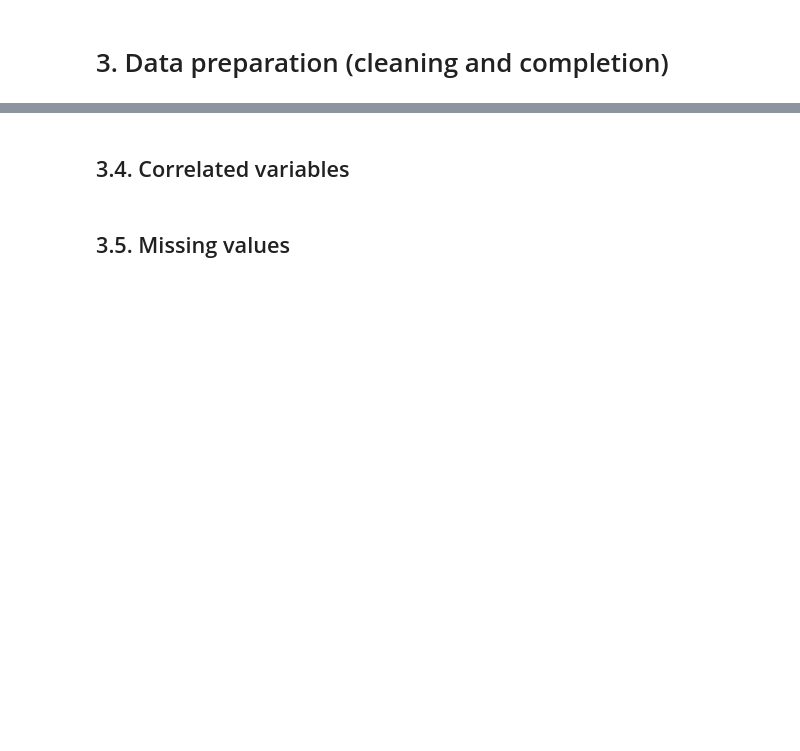
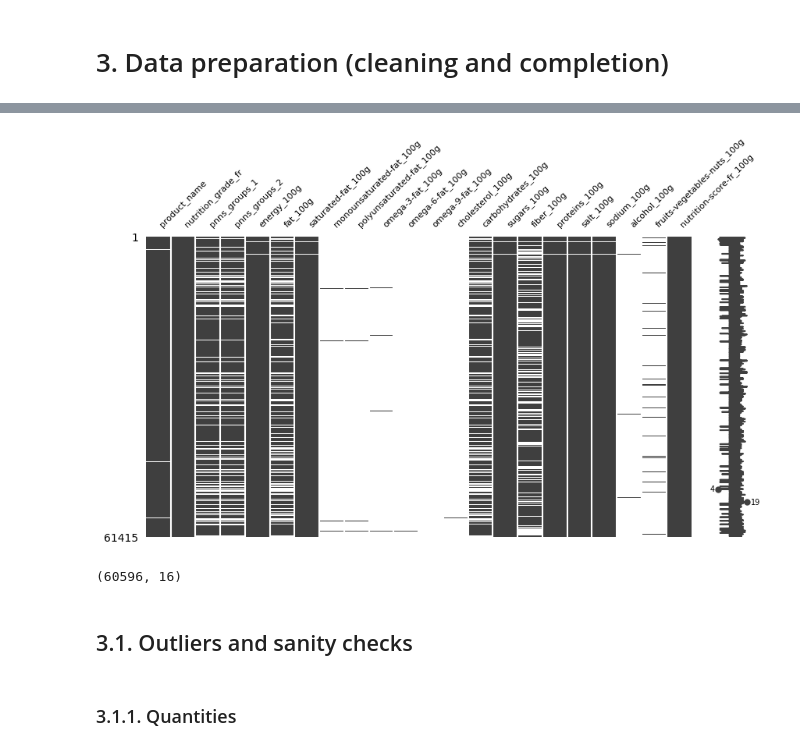
Before and after one commit to 64FC/Openclassrooms_DataScientist, a Jupyter notebook: Projet_2/OpenFoodFacts_1_notebook_nettoyage.ipynb, the cells around one changed output, grey strips where cells are left out. Drawn from its saved outputs; the diff is of its cells as text; code cells hidden in the pictures; blank space fills up the shorter version.

```diff
--- a/Projet_2/OpenFoodFacts_1_notebook_nettoyage.ipynb
+++ b/Projet_2/OpenFoodFacts_1_notebook_nettoyage.ipynb
@@ -204,0 +199,4 @@ removed_columns.extend(ingred_txt_lang_list)
+# %%
+# I will not use them here, at least for now:
+rmv_labels = french_nutri_df.drop(columns=[col_1, col_2, col_3])
+rmv_labels.shape
@@ -204,0 +207,6 @@ removed_columns.extend(ingred_txt_lang_list)
+# %%
+# Define the columns and get a sample
+col_1 = 'ingredients_text'
+col_2 = 'additives'
+
+rmv_labels[[col_1, col_2]].sample(10, random_state=13)
@@ -204,0 +227,4 @@ removed_columns.extend(ingred_txt_lang_list)
+# %%
+# I will not use them here, at least for now:
+base_df = rmv_labels.drop(columns=[col_1, col_2])
+base_df.shape
@@ -967,26 +234,0 @@ rm_outlier4[rm_outlier4['sodium_unit'].isnull()]
-# %%
-# Let's plot again the boxplots for each unit (excluding NaNs)
-
-# Define the dimensions of the plot (global modification)
-plt.rcParams['figure.figsize'] = (7,2)
-# To reset figsize for future plots
-#plt.rcParams['figure.figsize'] = plt.rcParamsDefault['figure.figsize']
-
-units = ['mg', 'g']
-
-# Plot for each column
-_, axs = plt.subplots(1, 2)
-for i in range(2):
-  sns.boxplot(rm_outlier4[rm_outlier4['sodium_unit']==units[i]],
-              x='sodium_value', orient='h', ax=axs[i], showmeans=True,
-              meanprops={'marker':'8',
-                         'markerfacecolor':'red',
-                         'markeredgecolor':'red',
-                         'markersize':'5'})
-  # Remove x axis name
-  axs[i].set(xlabel='')
-  # Set the column name as title
-  axs[i].set_title('Sodium in '+units[i], fontsize=8)
-# Adjust spacing between (sub)plots
-plt.tight_layout()
-plt.show()
@@ -1136,4 +234,0 @@ array(['HACCP, Halal, en:Sg-healthier-choice', nan, 'Vegetariano, Vegano',
-# %% [markdown]
-## 3.4. Correlated variables
-# %% [markdown]
-## 3.5. Missing values
@@ -1158,0 +235,5 @@ array(['HACCP, Halal, en:Sg-healthier-choice', nan, 'Vegetariano, Vegano',
+# %%
+# Let's have an idea of the completion, visually
+_ = msno.matrix(df=base_df, figsize=(10,5), fontsize=8)
+# %% [output]
+[figure, added]
@@ -1158,0 +260,11 @@ array(['HACCP, Halal, en:Sg-healthier-choice', nan, 'Vegetariano, Vegano',
+# %%
+# Let's remove the duplicates (if any).
+# Ignore_index to reset the index:
+base_df_rmv.drop_duplicates(inplace=True, ignore_index=True)
+base_df_rmv.shape
+# %% [output]
+(60596, 16)
+# %% [markdown]
+## 3.1. Outliers and sanity checks
+# %% [markdown]
+### 3.1.1. Quantities
```
Also changed, not shown: parts of 270 cells of this notebook.
